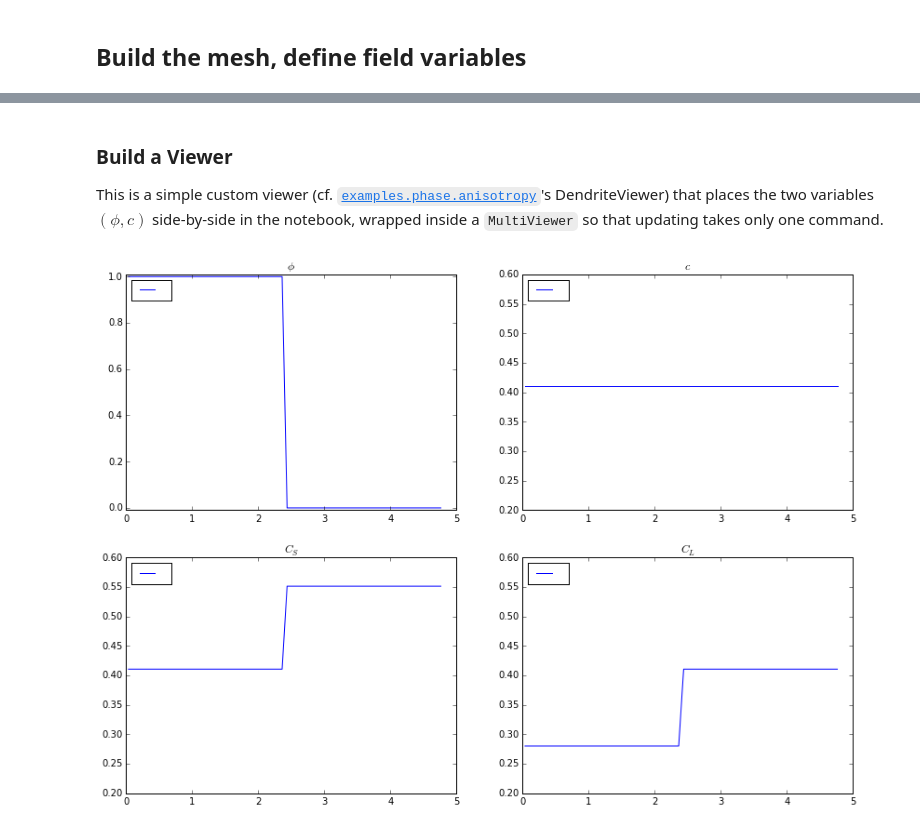
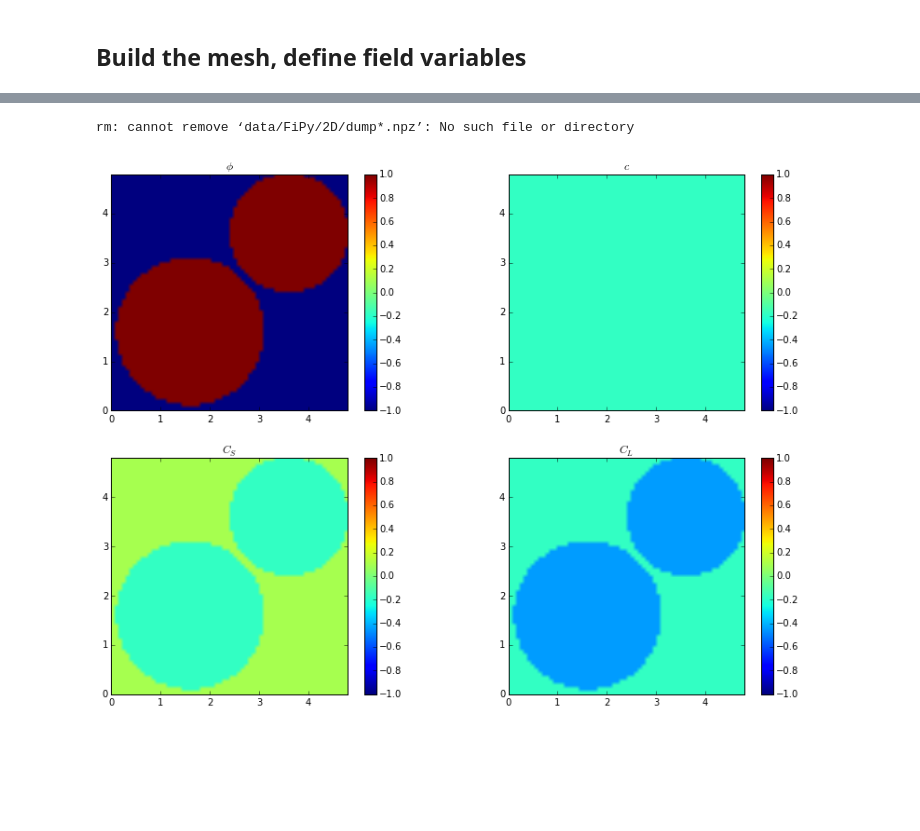
Before and after one commit to tkphd/KKS-binary-solidification, a Jupyter notebook: FiPy-KKS.ipynb, the cells around one changed output, grey strips where cells are left out. Cells and saved outputs as stored; diff of their text form; code cells hidden in the pictures; blank space fills up the shorter version.

````diff
--- a/FiPy-KKS.ipynb
+++ b/FiPy-KKS.ipynb
@@ -400,27 +536,22 @@ Cl.value = interpolateCl(phase, conc, grid=False)
-# %% [markdown]
-### Build a Viewer
-This is a simple custom viewer (cf. [```examples.phase.anisotropy```](http://www.ctcms.nist.gov/fipy/examples/phase/generated/examples.phase.anisotropy.html)'s DendriteViewer) that places the two variables $(\phi,c)$ side-by-side in the notebook, wrapped inside a ```MultiViewer``` so that updating takes only one command.
 # %%
+# Prepare new run
+!rm data/FiPy/2D/dump*.npz
+
+# Initialize grid
+initCircular(mesh2, phase2, conc2, Cs2, Cl2)
+
 # Invoke Matplotlib directly to build a 2x2 grid of images, to be populated by FiPy Viewers
-fig, ((axp, axc), (axs, axl)) = plt.subplots(2, 2, sharex=False, sharey=False, figsize=(14,10))
+fig2, ((axp2, axc2), (axs2, axl2)) = plt.subplots(2, 2, sharex=False, sharey=False, figsize=(14,10))
 
-# 1D viewer
-viewer = MultiViewer(viewers = (Matplotlib1DViewer(vars=phase, title='$\phi$', axes=axp, \
-                                                   datamin=-0.01, datamax=1.01), \
-                                Matplotlib1DViewer(vars=conc,  title='$c$'   , axes=axc, \
-                                                   datamin=0.2, datamax=0.6), \
-                                Matplotlib1DViewer(vars=Cs  ,  title='$C_S$' , axes=axs, \
-                                                   datamin=0.2, datamax=0.6), \
-                                Matplotlib1DViewer(vars=Cl  ,  title='$C_L$' , axes=axl, \
-                                                   datamin=0.2, datamax=0.6)))
 # 2D Grid viewer
-#viewer = MultiViewer(viewers = (Matplotlib2DGridViewer(vars=phase, title='$\phi$', axes=axp, \
-#                                                       datamin=0., datamax=1.), \
-#                                Matplotlib2DGridViewer(vars=conc,  title='$c$'   , axes=axc, \
-#                                                       datamin=0.2, datamax=0.6), \
-#                                Matplotlib2DGridViewer(vars=Cs  ,  title='$C_S$' , axes=axs, \
-#                                                       datamin=0.2, datamax=0.6), \
-#                                Matplotlib2DGridViewer(vars=Cl  ,  title='$C_L$' , axes=axl, \
-#                                                       datamin=0.2, datamax=0.6) ))
+viewer2 = MultiViewer(viewers = (Matplotlib2DGridViewer(vars=phase2, title='$\phi$', axes=axp2, \
+                                                       datamin=0., datamax=1.), \
+                                Matplotlib2DGridViewer(vars=conc2,  title='$c$'   , axes=axc2, \
+                                                       datamin=0.2, datamax=0.6), \
+                                Matplotlib2DGridViewer(vars=Cs2  ,  title='$C_S$' , axes=axs2, \
+                                                       datamin=0.2, datamax=0.6), \
+                                Matplotlib2DGridViewer(vars=Cl2  ,  title='$C_L$' , axes=axl2, \
+                                                       datamin=0.2, datamax=0.6) ))
 # %% [output]
+rm: cannot remove ‘data/FiPy/2D/dump*.npz’: No such file or directory
-[figure, old version]
+[figure, new version]
````
Also changed, not shown: parts of 32 cells of this notebook.
